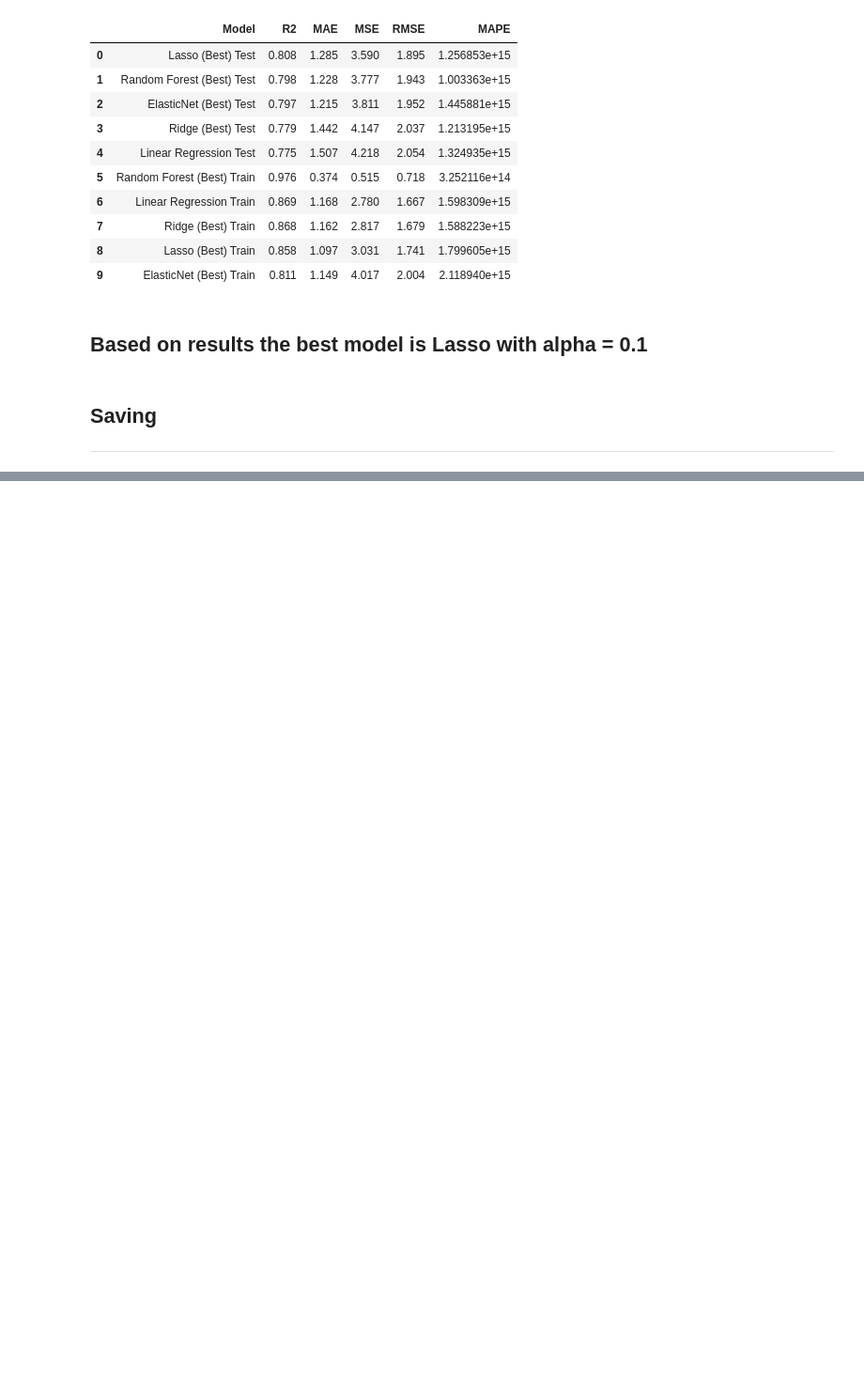
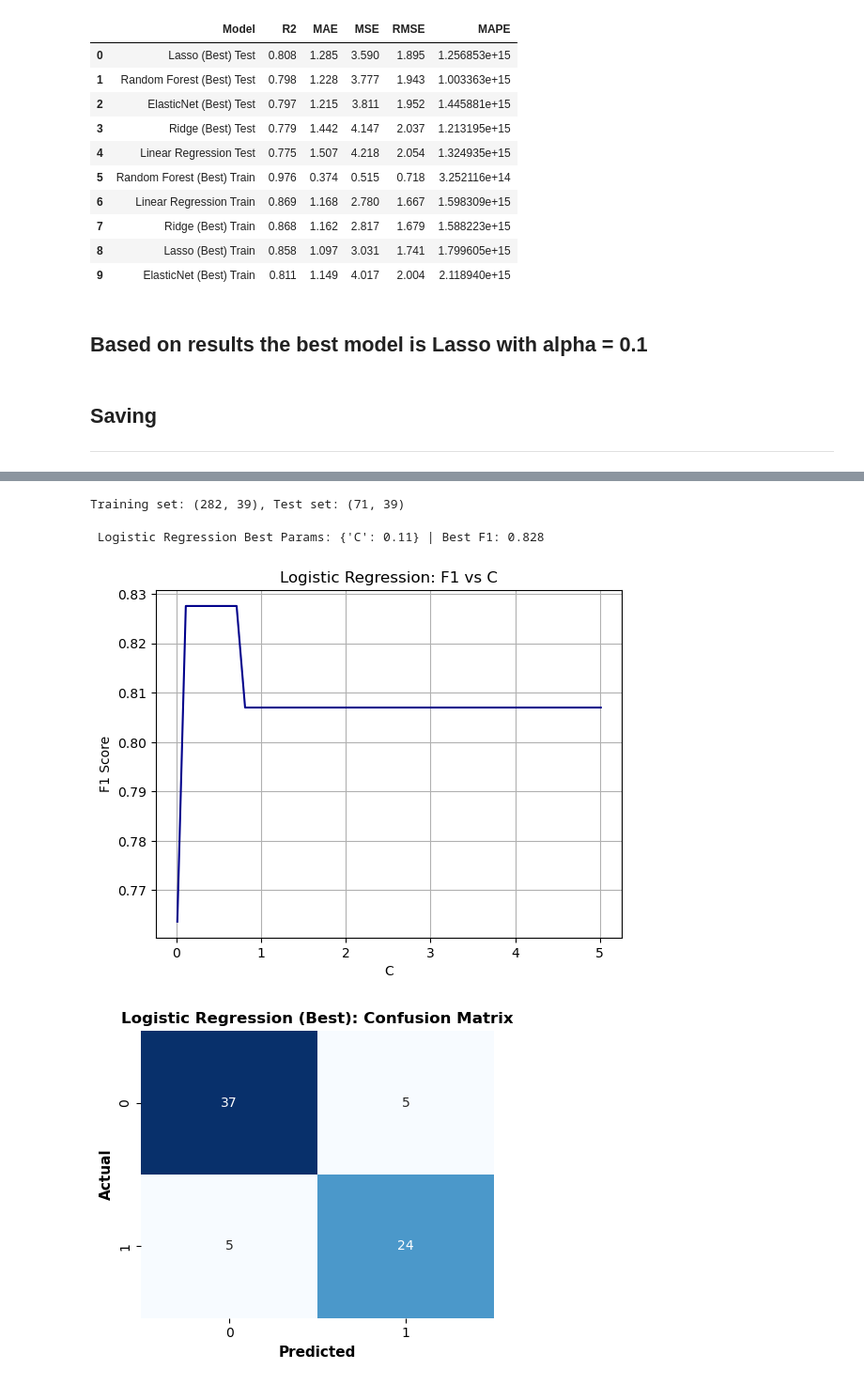
Before and after one commit to levtitanyan/student-performance-ml, a Jupyter notebook: notebooks/03_modeling.ipynb, the cells around one changed output, grey strips where cells are left out. Shown at 94% size. Cells and saved outputs as stored; diff of their text form; code cells hidden in the pictures; blank space fills up the shorter version.

Commit message:
feat: complete classification modeling with evaluation, plots, and results

```diff
--- a/notebooks/03_modeling.ipynb
+++ b/notebooks/03_modeling.ipynb
@@ -171,0 +184,26 @@ Dataset saved to: /Users/titanyanlev/student-performance-ml-1/outputs/reports/re
+# %%
+# Define binary target: passed if final_grade >= 12
+df["passed"] = (df["final_grade"] >= 12).astype(int)
+
+# Define features and target
+y_class = df["passed"]
+X_class = df.drop(columns=["final_grade", "passed", "studet_id",], errors="ignore")
+
+# Train-test split
+X_train_clf, X_test_clf, y_train_clf, y_test_clf = train_test_split(
+    X_class, y_class, test_size=0.2, random_state=42)
+print(f"Training set: {X_train_clf.shape}, Test set: {X_test_clf.shape}")
+
+# Initialize results tracking
+results_clf = pd.DataFrame()
+# %% [output]
+Training set: (282, 39), Test set: (71, 39)
+# %%
+# ---------------------- Logistic Regression ----------------------
+logreg_model, logreg_params, logreg_f1_plot = find_optimal_classification_params("Logistic Regression", X_train_clf, y_train_clf, X_test_clf, y_test_clf)
+results_clf = evaluate_classifier(logreg_model, X_train_clf, X_test_clf, y_train_clf, y_test_clf, "Logistic Regression (Best)", results_clf)
+logreg_cm_plot = plot_confusion_matrix(logreg_model, X_test_clf, y_test_clf, "Logistic Regression (Best)")
+# %% [output]
+ Logistic Regression Best Params: {'C': 0.11} | Best F1: 0.828
+[figure, added]
+[figure, added]
```
Also changed, not shown: parts of 13 cells of this notebook, 13 other files.
